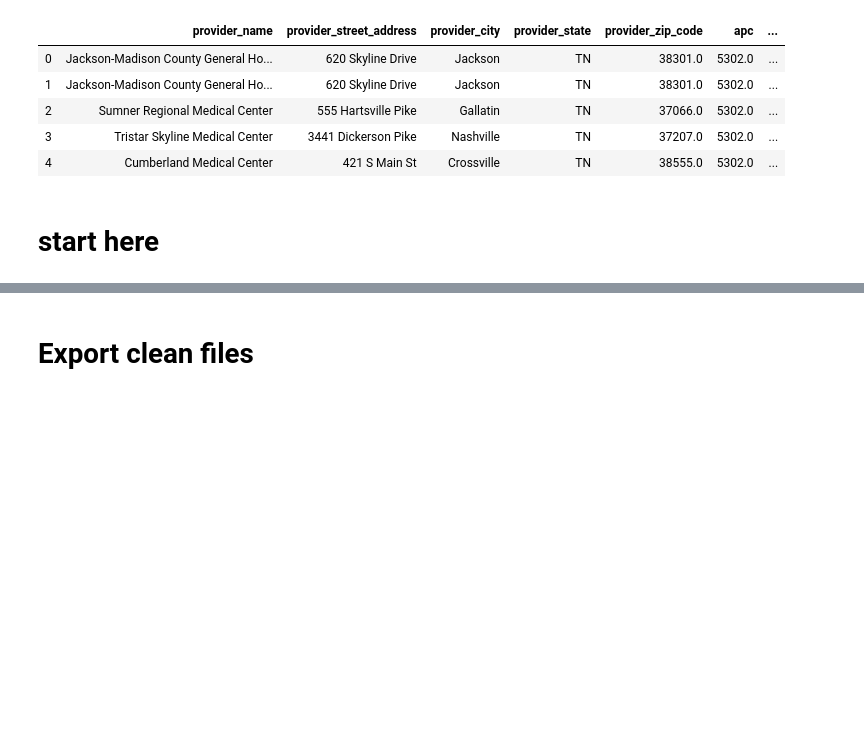
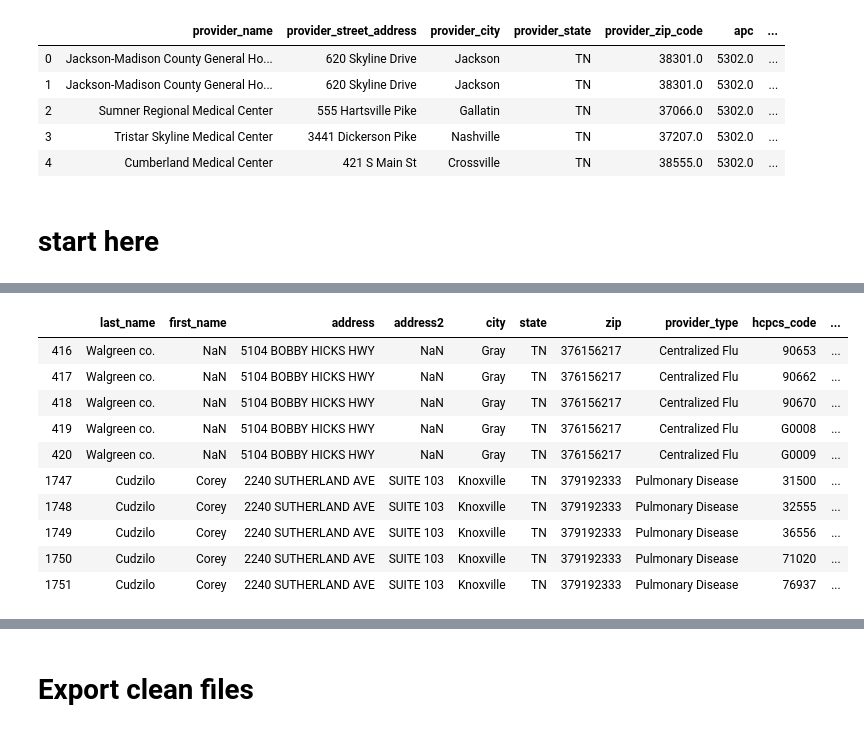
Before and after one commit to landrybutler/da2capstone, a Jupyter notebook: notebooks/01-Setup.ipynb, the cells around one changed output, grey strips where cells are left out. Saved outputs shown, nothing was run; the diff lists cells and outputs as text; code cells hidden in the pictures; blank space fills up the shorter version.

```diff
--- a/notebooks/01-Setup.ipynb
+++ b/notebooks/01-Setup.ipynb
@@ -199,5 +197,11 @@ providers_tmp.tail()
 # %%
 # exclude non-Tennessee records
 tennessee_providers = providers_tmp[providers_tmp ['nppes_provider_state'] == 'TN']
+
+# convert zip code to int
+tennessee_providers.nppes_provider_zip = tennessee_providers.nppes_provider_zip.astype('int64')
+
+
+print(tennessee_providers.info())
 tennessee_providers.tail()
 # %% [output]
@@ -233,3 +273,9 @@ outpatient_tmp.head()
 | 4 | Cumberland Medical Center | 421 S Main St | Crossville | TN | 38555.0 | 5302.0 | ... |
 # %% [markdown]
 # start here
+# %%
+# rename columns
+tennessee_providers.columns = ['last_name', 'first_name', 'address', 'address2', 'city', 'state', 'zip',
+                              'provider_type', 'hcpcs_code', 'hcpcs_description', 'full_name']
+
+outpatient_tmp.columns = ['full_name', 'address', 'city', 'state', 'zip', 'apc', 'apc_description']
@@ -235,0 +304,14 @@ outpatient_tmp.head()
+# %%
+tennessee_providers.head(10)
+# %% [output]
+|  | last_name | first_name | address | address2 | city | state | zip | provider_type | hcpcs_code | ... |
+| 416 | Walgreen co. | NaN | 5104 BOBBY HICKS HWY | NaN | Gray | TN | 376156217 | Centralized Flu | 90653 | ... |
+| 417 | Walgreen co. | NaN | 5104 BOBBY HICKS HWY | NaN | Gray | TN | 376156217 | Centralized Flu | 90662 | ... |
+| 418 | Walgreen co. | NaN | 5104 BOBBY HICKS HWY | NaN | Gray | TN | 376156217 | Centralized Flu | 90670 | ... |
+| 419 | Walgreen co. | NaN | 5104 BOBBY HICKS HWY | NaN | Gray | TN | 376156217 | Centralized Flu | G0008 | ... |
+| 420 | Walgreen co. | NaN | 5104 BOBBY HICKS HWY | NaN | Gray | TN | 376156217 | Centralized Flu | G0009 | ... |
+| 1747 | Cudzilo | Corey | 2240 SUTHERLAND AVE | SUITE 103 | Knoxville | TN | 379192333 | Pulmonary Disease | 31500 | ... |
+| 1748 | Cudzilo | Corey | 2240 SUTHERLAND AVE | SUITE 103 | Knoxville | TN | 379192333 | Pulmonary Disease | 32555 | ... |
+| 1749 | Cudzilo | Corey | 2240 SUTHERLAND AVE | SUITE 103 | Knoxville | TN | 379192333 | Pulmonary Disease | 36556 | ... |
+| 1750 | Cudzilo | Corey | 2240 SUTHERLAND AVE | SUITE 103 | Knoxville | TN | 379192333 | Pulmonary Disease | 71020 | ... |
+| 1751 | Cudzilo | Corey | 2240 SUTHERLAND AVE | SUITE 103 | Knoxville | TN | 379192333 | Pulmonary Disease | 76937 | ... |
```
Also changed, not shown: parts of 24 cells of this notebook.
